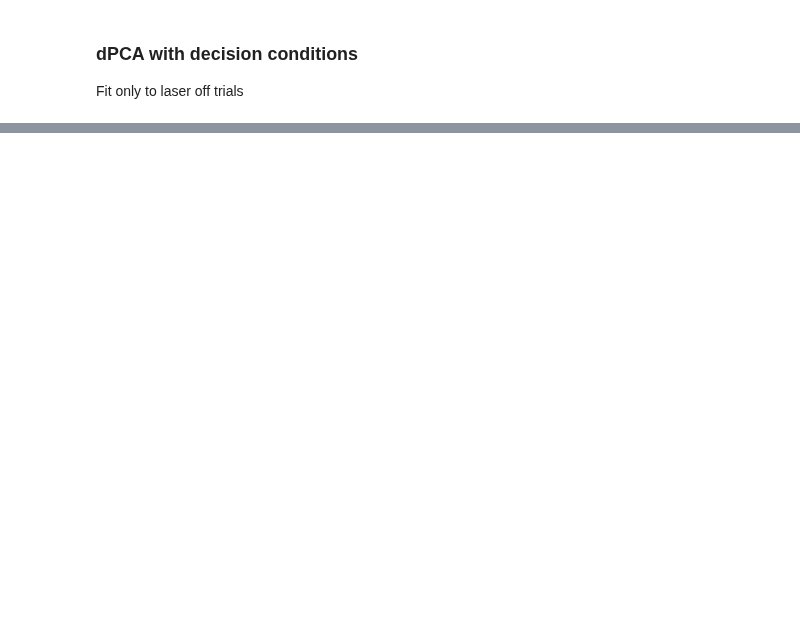
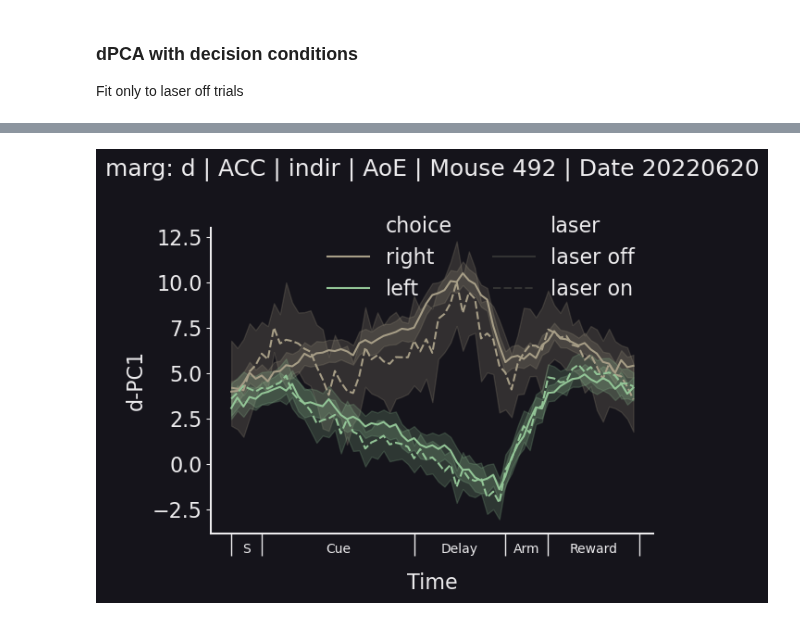
Before and after one commit to thejuc/towers_dpca, a Jupyter notebook: dpca_analysis.ipynb, the cells around one changed output, grey strips where cells are left out. Drawn from its saved outputs; the diff is of its cells as text; code cells hidden in the pictures; blank space fills up the shorter version.

Commit message:
fixed evidence dpca

```diff
--- a/dpca_analysis.ipynb
+++ b/dpca_analysis.ipynb
@@ -13,3 +13,6 @@ from warnings import warn
 import seaborn as sns
 from dPCA import dPCA
 import matplotlib.patheffects as pe
+import matplotx
+
+plt.style.use(matplotx.styles.aura["dark"])
@@ -426,6 +446,9 @@ X_all = X_all.transpose(0, 1, 3, 2)
 
 # mean centering each neuron:
 X = X - X.mean(axis=(1, 2)).reshape(-1, 1, 1)
+X_all = X_all - X_all.mean(axis=(0, 2, 3)).reshape(
+    1, -1, 1, 1
+)  # mean centering each neuron
 label = "dt"  # labeling the axes. d=decision/choice, s=laser/stim/inhib, t = time
 dpca = dPCA.dPCA(labels=label, n_components=3, regularizer="auto")
 dpca.n_trials = 5  # number of cross validation folds
@@ -440,0 +474,56 @@ Xt = dpca.fit_transform(X, X_all)
+# %%
+# transforming individual trials into dPCA space and plotting pc vs time
+
+# choose marginalization here (e.g. 'd' for decision space, 'ds' for decision-laser space):
+marg = "d"
+pc = dpca.D[marg][:, :1]
+choices = np.concatenate(
+    (data["choice"][idx[0]][trial_idx_lsr[0]], data["choice"][idx[0]][trial_idx_lsr[1]])
+)
+
+# transforming laser off trials:
+data_T_off = np.squeeze(alldata_lsr[0].transpose(0, 2, 1) @ pc, axis=2)
+# transforming laser on trials:
+data_T_on = np.squeeze(alldata_lsr[1].transpose(0, 2, 1) @ pc, axis=2)
+
+data_T_all = np.concatenate((data_T_off, data_T_on), axis=0)
+# vector indicating which trials are laser on vs off
+lsr = np.where(
+    np.arange(data_T_all.shape[0]) < data_T_off.shape[0], "laser off", "laser on"
+)
+
+# vector indicating which trials are left vs right choice
+left_right = np.where(choices == 0, "left", "right")
+if left_right[0] == "right":  # to keep left/right color scheme consistent
+    colors = colors[::-1]
+
+plot_df = pd.DataFrame(data_T_all, columns=np.arange(data_T_all.shape[1]))
+plot_df["laser"] = lsr
+plot_df["choice"] = left_right
+plot_df = plot_df.melt(  # changing to long-form data frame to get error bars
+    id_vars=["laser", "choice"], var_name="time", value_name=marg + "-PC1"
+)
+
+# plotting
+fig, ax = plt.subplots(1, 1, figsize=(6, 5))
+sns.lineplot(
+    data=plot_df,
+    x="time",
+    y=marg + "-PC1",
+    hue="choice",
+    style="laser",
+    palette=colors,
+    ax=ax,
+)
+
+sns.despine()
+plt.legend(loc="upper right", frameon=False, ncol=2, bbox_to_anchor=(1, 1.1))
+plt.title(
+    f"marg: {marg} | {ephys_loc} | {opto_loc} | {task} | Mouse {mouse:.0f} | Date {date:.0f}",
+    pad=40,
+)
+trial_xticks(ax)
+
+plt.tight_layout()
+# %% [output]
+[figure, added]
```
Also changed, not shown: parts of 14 cells of this notebook.
